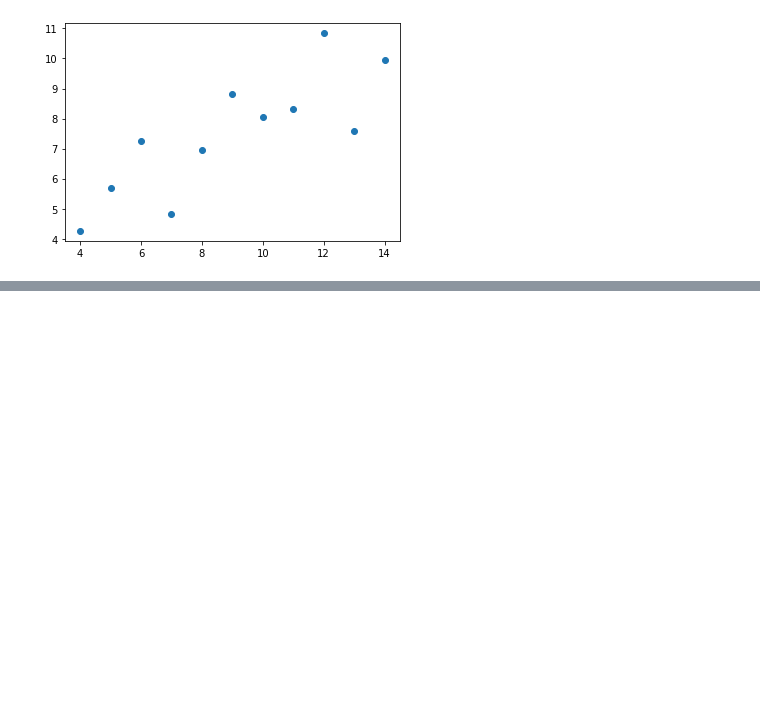
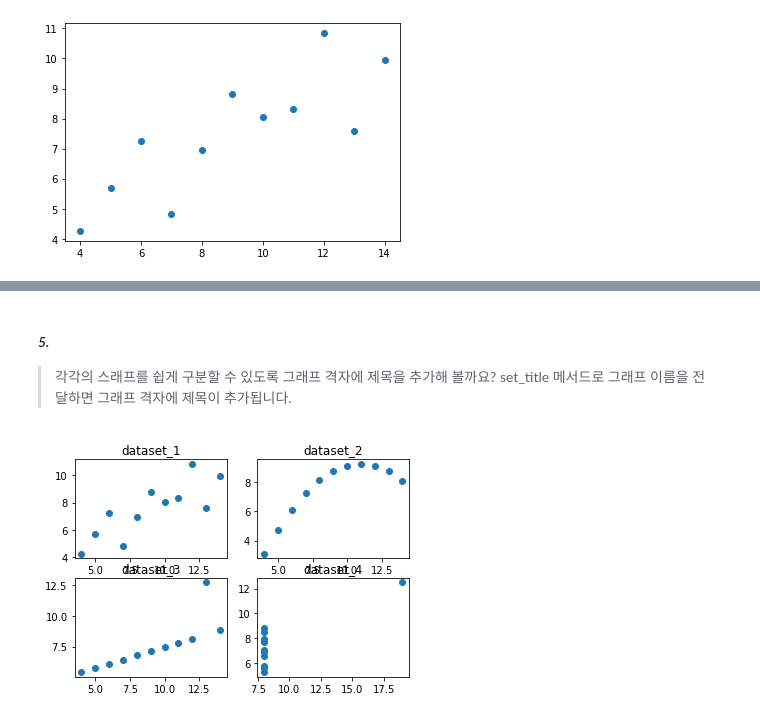
Before and after one commit to GeniusGun/python, a Jupyter notebook: pandas/pandas_04.ipynb, the cells around one changed output, grey strips where cells are left out. Drawn from its saved outputs; the diff is of its cells as text; code cells hidden in the pictures; blank space fills up the shorter version.

```diff
--- a/pandas/pandas_04.ipynb
+++ b/pandas/pandas_04.ipynb
@@ -93,0 +150,11 @@ plt.plot(dataset_1['x'], dataset_1['y'],'o')
+# %% [markdown]
+#### _5._
+>각각의 스래프를 쉽게 구분할 수 있도록 그래프 격자에 제목을 추가해 볼까요? set_title 메서드로 그래프 이름을 전달하면 그래프 격자에 제목이 추가됩니다.
+# %%
+axes1.set_title('dataset_1')
+axes2.set_title('dataset_2')
+axes3.set_title('dataset_3')
+axes4.set_title('dataset_4')
+fig
+# %% [output]
+[figure, added]
```
Also changed, not shown: parts of 29 cells of this notebook.
